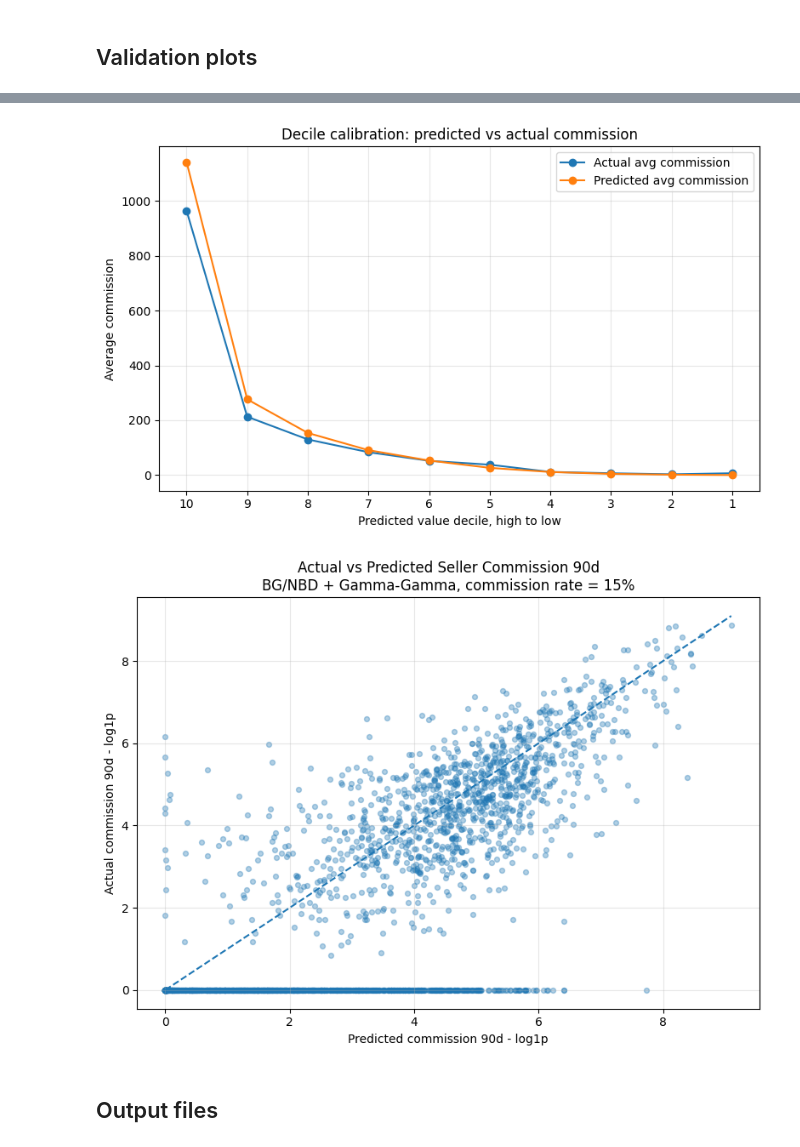
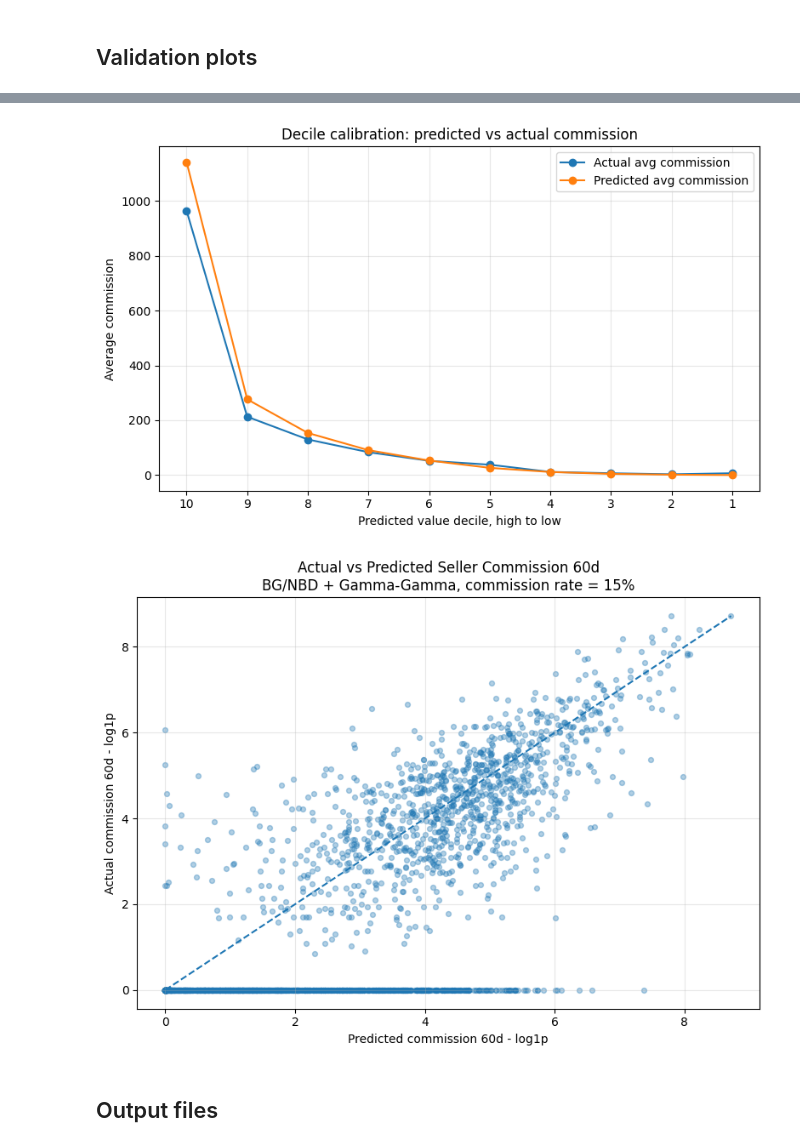
Before and after one commit to Dungxdseb/marketing-driven-data-unlock, a Jupyter notebook: notebooks/Stages.ipynb, the cells around one changed output, grey strips where cells are left out. Saved outputs shown, nothing was run; the diff lists cells and outputs as text; code cells hidden in the pictures.

```diff
--- a/notebooks/Stages.ipynb
+++ b/notebooks/Stages.ipynb
@@ -31,31 +31,9 @@ warnings.filterwarnings("ignore")
 # 1. CONFIG
 # ============================================================
 
-LOCAL_DATA_DIR = Path(r"E:\marketing for DS\marketing-driven-data-unlock\data\raw")
-RELATIVE_DATA_DIR = Path("../data/raw")
-
-REQUIRED_FILES = [
-    "olist_orders_dataset.csv",
-    "olist_order_items_dataset.csv",
-    "olist_sellers_dataset.csv"
-]
-
-def find_data_dir(candidate_dirs, required_files):
-    for p in candidate_dirs:
-        if p.exists() and all((p / f).exists() for f in required_files):
-            return p
-    raise FileNotFoundError(
-        "Không tìm thấy thư mục chứa đủ 3 file Olist: "
-        + ", ".join(required_files)
-    )
-
-DATA_DIR = find_data_dir(
-    candidate_dirs=[LOCAL_DATA_DIR, RELATIVE_DATA_DIR, Path(".")],
-    required_files=REQUIRED_FILES
-)
-
-OUTPUT_DIR = Path("outputs")
-OUTPUT_DIR.mkdir(parents=True, exist_ok=True)
+ROOT = Path.cwd().parent if Path.cwd().name == "notebooks" else Path.cwd()
+DATA_DIR = ROOT / "data" / "raw"
+OUTPUT_DIR = ROOT / "outputs"
 
 ORDERS_PATH = DATA_DIR / "olist_orders_dataset.csv"
 ITEMS_PATH = DATA_DIR / "olist_order_items_dataset.csv"
@@ -1009,7 +987,7 @@ E2. Conditional expectation by frequency bucket 90d
 # 18. VALIDATION PLOTS
 # ============================================================
 
-H = 90
+H = 60
 
 # ============================================================
 # Plot 1: Aggregate orders predicted vs actual
@@ -1154,34 +1132,34 @@ plot_df["log_actual"] = np.log1p(plot_df[f"actual_commission_{H}d"])
 
 max_axis = max(plot_df["log_pred"].max(), plot_df["log_actual"].max())
 
 plt.figure(figsize=(8, 6))
 
 plt.scatter(
     plot_df["log_pred"],
     plot_df["log_actual"],
     alpha=0.35,
     s=18
 )
 
 plt.plot([0, max_axis], [0, max_axis], linestyle="--")
 
 plt.title(
     f"Actual vs Predicted Seller Commission {H}d\n"
     f"BG/NBD + Gamma-Gamma, commission rate = {COMMISSION_RATE:.0%}"
 )
 
 plt.xlabel(f"Predicted commission {H}d - log1p")
 plt.ylabel(f"Actual commission {H}d - log1p")
 
 plt.grid(True, alpha=0.3)
 plt.tight_layout()
 plt.show()
 # %% [output]
 [figure]
 [figure]
 [figure]
 [figure]
-[figure, old version]
+[figure, new version]
 # %% [markdown]
 ## Output files
 # %%
```
Also changed, not shown: parts of 2 cells of this notebook, 1 other file.
